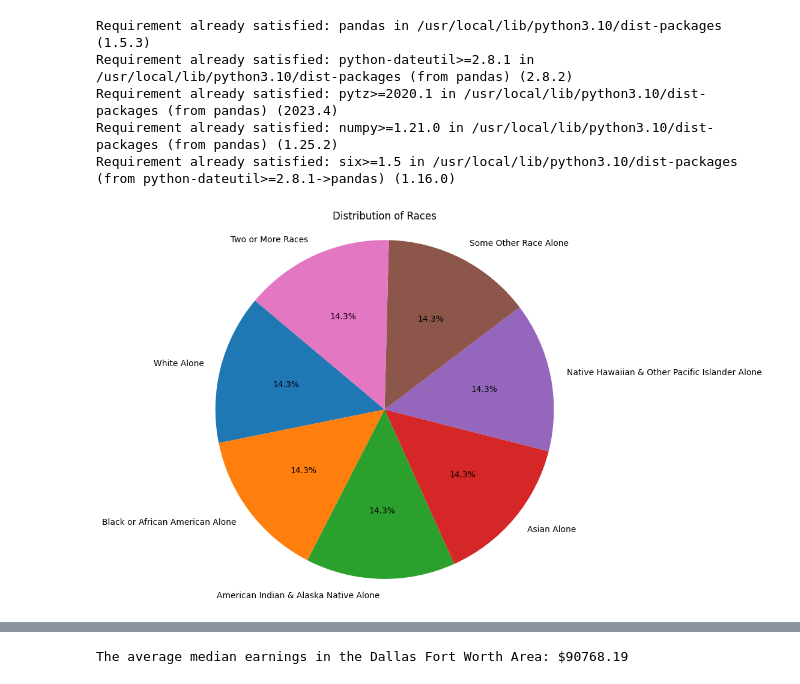
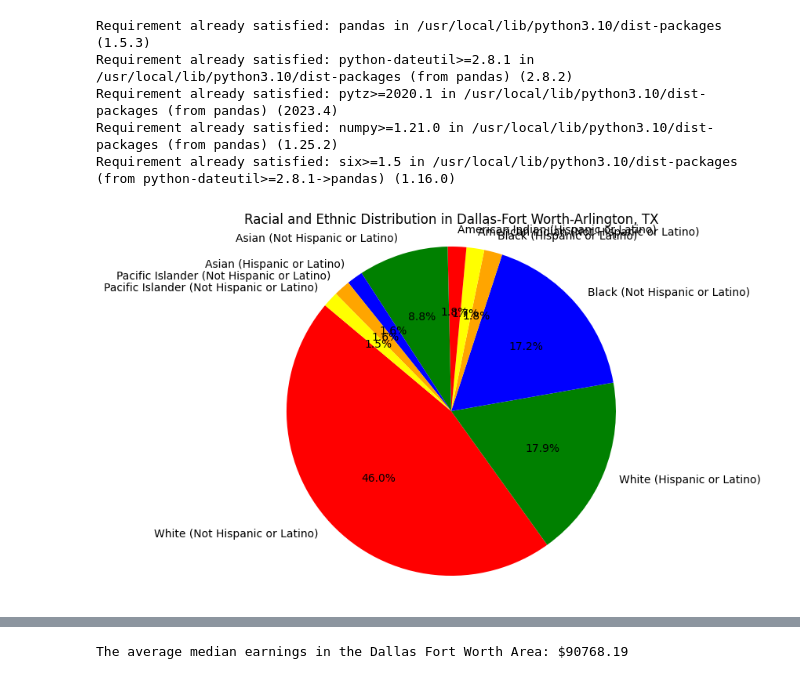
Before and after one commit to Zzzain24/Mediterranean-Restaurant-DFW, a Jupyter notebook: MediterraneanRestaurantDFW.ipynb, the cells around one changed output, grey strips where cells are left out. Drawn from its saved outputs; the diff is of its cells as text; code cells hidden in the pictures.

```diff
--- a/MediterraneanRestaurantDFW.ipynb
+++ b/MediterraneanRestaurantDFW.ipynb
@@ -28,21 +28,24 @@ else:
 df = pd.read_csv(datafile)
 # %%
 df = pd.read_csv(datafile)
-# %%
-
-import matplotlib.pyplot as plt
-
-# Assuming one of the columns in your DataFrame is 'Category' and you want to visualize its distribution
-category_counts = df['Race'].value_counts()
-
-# Plotting the pie chart
-plt.figure(figsize=(8, 8))
-plt.pie(category_counts, labels=category_counts.index, autopct='%1.1f%%', startangle=140)
-plt.axis('equal')  # Equal aspect ratio ensures that pie is drawn as a circle.
-plt.title('Distribution of Races')
-plt.show()
-# %% [output]
-[figure, removed]
+# %%
+import matplotlib.pyplot as plt
+
+# Data
+labels = ['White (Not Hispanic or Latino)', 'White (Hispanic or Latino)', 'Black (Not Hispanic or Latino)', 'Black (Hispanic or Latino)', 'American Indian (Not Hispanic or Latino)', 'American Indian (Hispanic or Latino)', 'Asian (Not Hispanic or Latino)', 'Asian (Hispanic or Latino)', 'Pacific Islander (Not Hispanic or Latino)', 'Pacific Islander (Not Hispanic or Latino)']
+sizes = [44.49 + 1.5252, 16.35 + 1.5252, 15.69 + 1.5252, 0.26 + 1.5252, 0.22 + 1.5252, 0.30 + 1.5252, 7.29 + 1.5252, 0.06 + 1.5252, 0.08 + 1.5252, 0.01 + 1.5252]
+colors = ['red', 'green', 'blue', 'orange', 'yellow']
+
+# Create pie chart
+plt.figure(figsize=(8, 6))
+plt.pie(sizes, labels=labels, colors=colors, autopct='%1.1f%%', startangle=140, labeldistance=1.1)
+plt.title('Racial and Ethnic Distribution in Dallas-Fort Worth-Arlington, TX')
+plt.axis('equal')  # Equal aspect ratio ensures that pie is drawn as a circle
+
+# Show the chart
+plt.show()
+# %% [output]
+[figure, added]
 # %%
 if IN_COLAB:
   datafile = "https://raw.githubusercontent.com/Zzzain24/Mediterranean-Restaurant-DFW/main/Occupations.csv"
```
